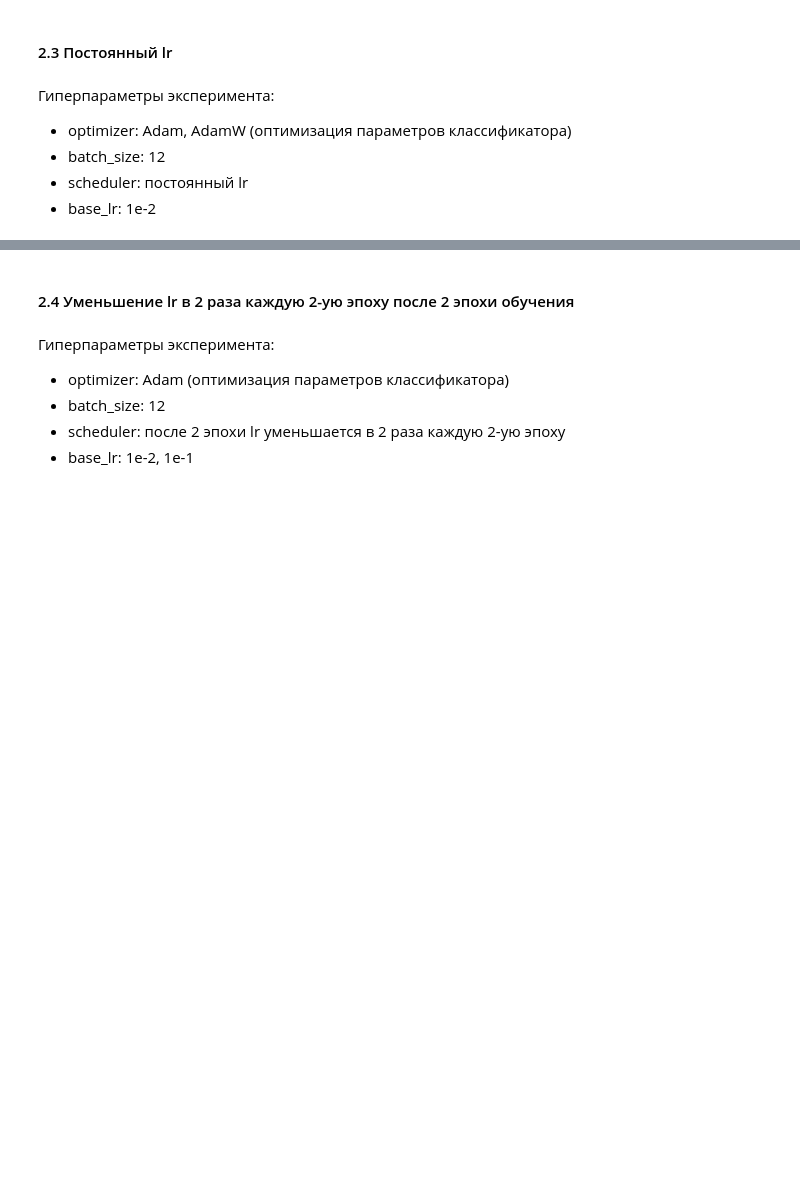
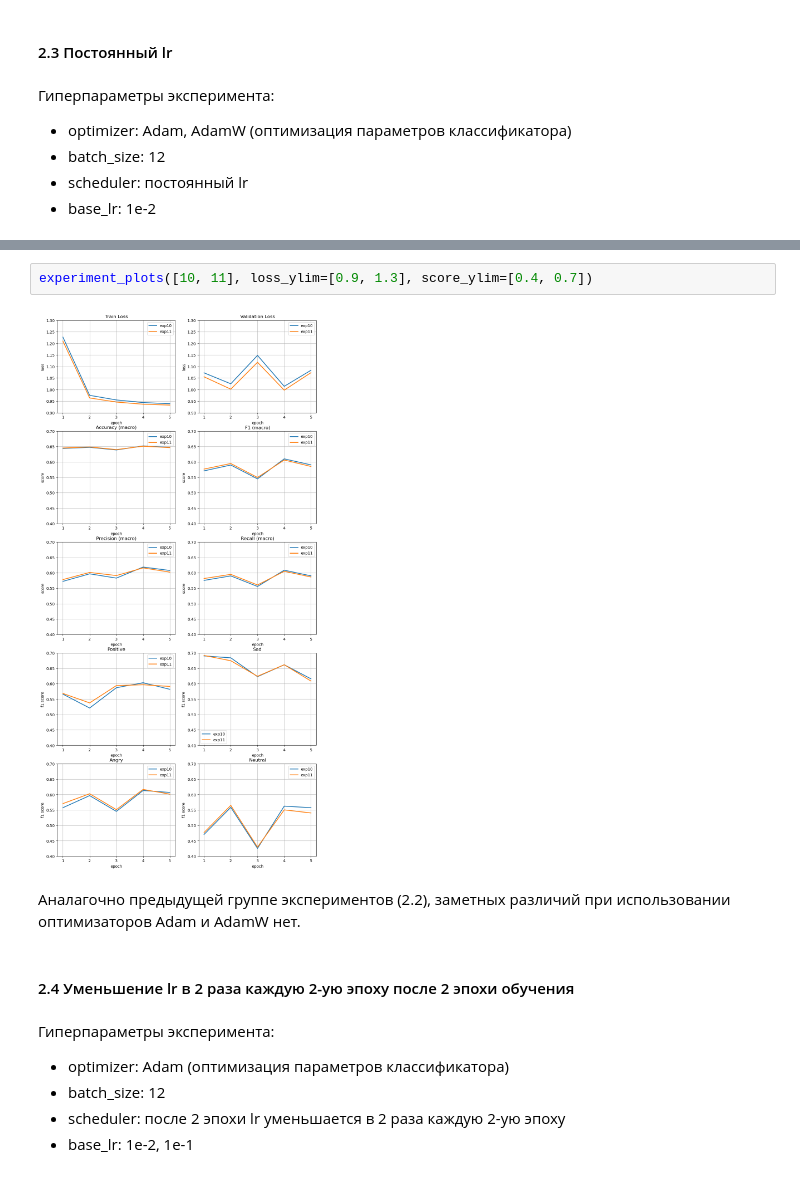
Before and after one commit to ArinaOwl/speech_emotion_recognition, a Jupyter notebook: ser_experiments/emo_classification_pretrained.ipynb, the cells around one changed output, grey strips where cells are left out. Cells and saved outputs as stored; diff of their text form; blank space fills up the shorter version.

```diff
--- a/ser_experiments/emo_classification_pretrained.ipynb
+++ b/ser_experiments/emo_classification_pretrained.ipynb
@@ -586,6 +714,12 @@ writer.close()
 
 gc.collect()
 torch.cuda.empty_cache()
+# %%
+experiment_plots([10, 11], loss_ylim=[0.9, 1.3], score_ylim=[0.4, 0.7])
+# %% [output]
+[figure, added]
+# %% [markdown]
+Аналагочно предыдущей группе экспериментов (2.2), заметных различий при использовании оптимизаторов Adam и AdamW нет.
 # %% [markdown]
 #### 2.4 Уменьшение lr в 2 раза каждую 2-ую эпоху после 2 эпохи обучения
 # %% [markdown]
```
Also changed, not shown: parts of 33 cells of this notebook.
